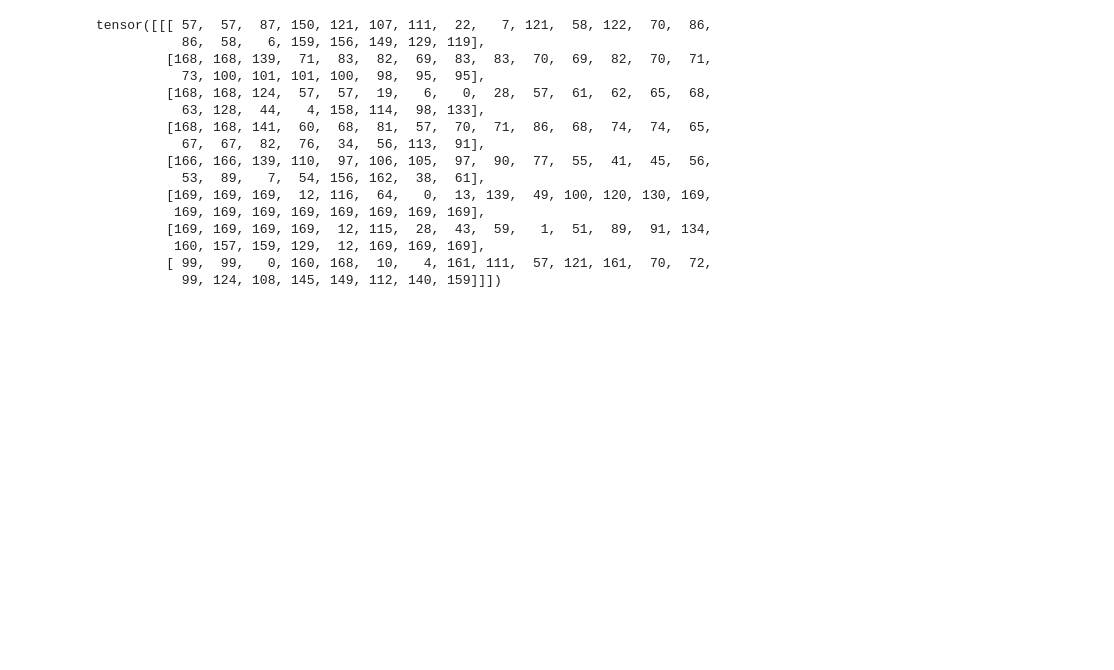
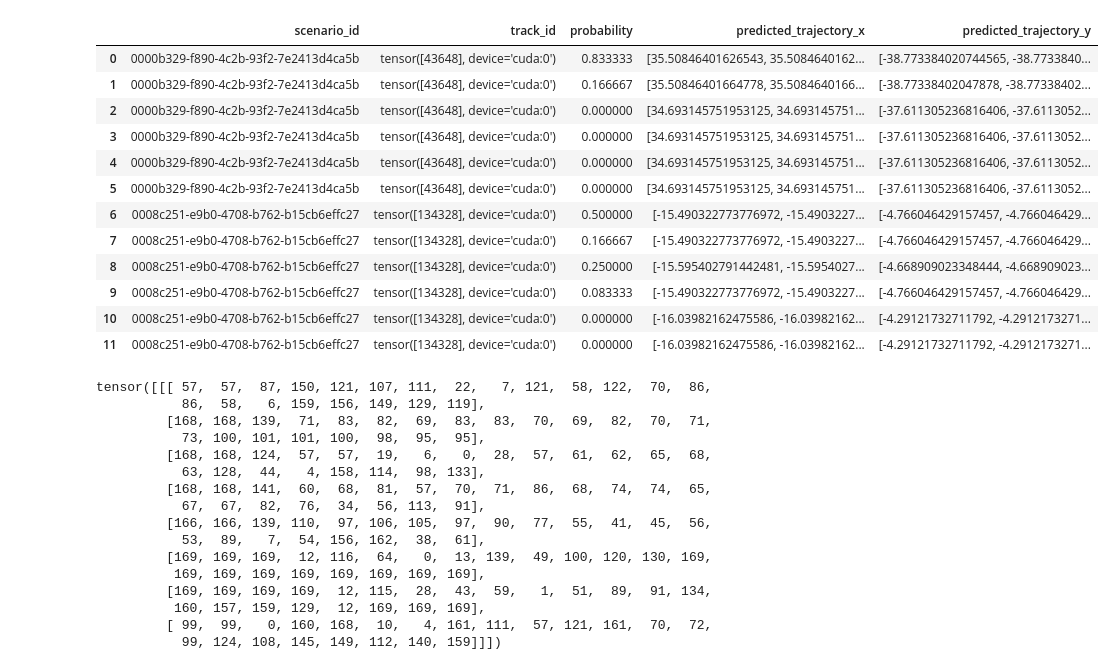
Before and after one commit to harshavardhan-patil/mimolm, a Jupyter notebook: notebooks/testing.ipynb, the cells around one changed output. Drawn from its saved outputs; the diff is of its cells as text; code cells hidden in the pictures; blank space fills up the shorter version.

```diff
--- a/notebooks/testing.ipynb
+++ b/notebooks/testing.ipynb
@@ -110,3 +137,19 @@ len(submission_df['scenario_id'].unique())
+# %%
+submission_df
+# %% [output]
+|  | scenario_id | track_id | probability | predicted_trajectory_x | predicted_trajectory_y |
+| 0 | 0000b329-f890-4c2b-93f2-7e2413d4ca5b | tensor([43648], device='cuda:0') | 0.833333 | [35.50846401626543, 35.5084640162... | [-38.773384020744565, -38.7733840... |
+| 1 | 0000b329-f890-4c2b-93f2-7e2413d4ca5b | tensor([43648], device='cuda:0') | 0.166667 | [35.50846401664778, 35.5084640166... | [-38.77338402047878, -38.77338402... |
+| 2 | 0000b329-f890-4c2b-93f2-7e2413d4ca5b | tensor([43648], device='cuda:0') | 0.000000 | [34.693145751953125, 34.693145751... | [-37.611305236816406, -37.6113052... |
+| 3 | 0000b329-f890-4c2b-93f2-7e2413d4ca5b | tensor([43648], device='cuda:0') | 0.000000 | [34.693145751953125, 34.693145751... | [-37.611305236816406, -37.6113052... |
+| 4 | 0000b329-f890-4c2b-93f2-7e2413d4ca5b | tensor([43648], device='cuda:0') | 0.000000 | [34.693145751953125, 34.693145751... | [-37.611305236816406, -37.6113052... |
+| 5 | 0000b329-f890-4c2b-93f2-7e2413d4ca5b | tensor([43648], device='cuda:0') | 0.000000 | [34.693145751953125, 34.693145751... | [-37.611305236816406, -37.6113052... |
+| 6 | 0008c251-e9b0-4708-b762-b15cb6effc27 | tensor([134328], device='cuda:0') | 0.500000 | [-15.490322773776972, -15.4903227... | [-4.766046429157457, -4.766046429... |
+| 7 | 0008c251-e9b0-4708-b762-b15cb6effc27 | tensor([134328], device='cuda:0') | 0.166667 | [-15.490322773776972, -15.4903227... | [-4.766046429157457, -4.766046429... |
+| 8 | 0008c251-e9b0-4708-b762-b15cb6effc27 | tensor([134328], device='cuda:0') | 0.250000 | [-15.595402791442481, -15.5954027... | [-4.668909023348444, -4.668909023... |
+| 9 | 0008c251-e9b0-4708-b762-b15cb6effc27 | tensor([134328], device='cuda:0') | 0.083333 | [-15.490322773776972, -15.4903227... | [-4.766046429157457, -4.766046429... |
+| 10 | 0008c251-e9b0-4708-b762-b15cb6effc27 | tensor([134328], device='cuda:0') | 0.000000 | [-16.03982162475586, -16.03982162... | [-4.29121732711792, -4.2912173271... |
+| 11 | 0008c251-e9b0-4708-b762-b15cb6effc27 | tensor([134328], device='cuda:0') | 0.000000 | [-16.03982162475586, -16.03982162... | [-4.29121732711792, -4.2912173271... |
 # %%
 motion_tokens = torch.cat((batch["ac/target_pos"], batch["gt/pos"][:, :, ::model.decoder.sampling_step,]), dim = -2).to('cpu')
 actuals, _ = tokenize_motion(motion_tokens,
```
Also changed, not shown: parts of 6 cells of this notebook, 5 other files.
